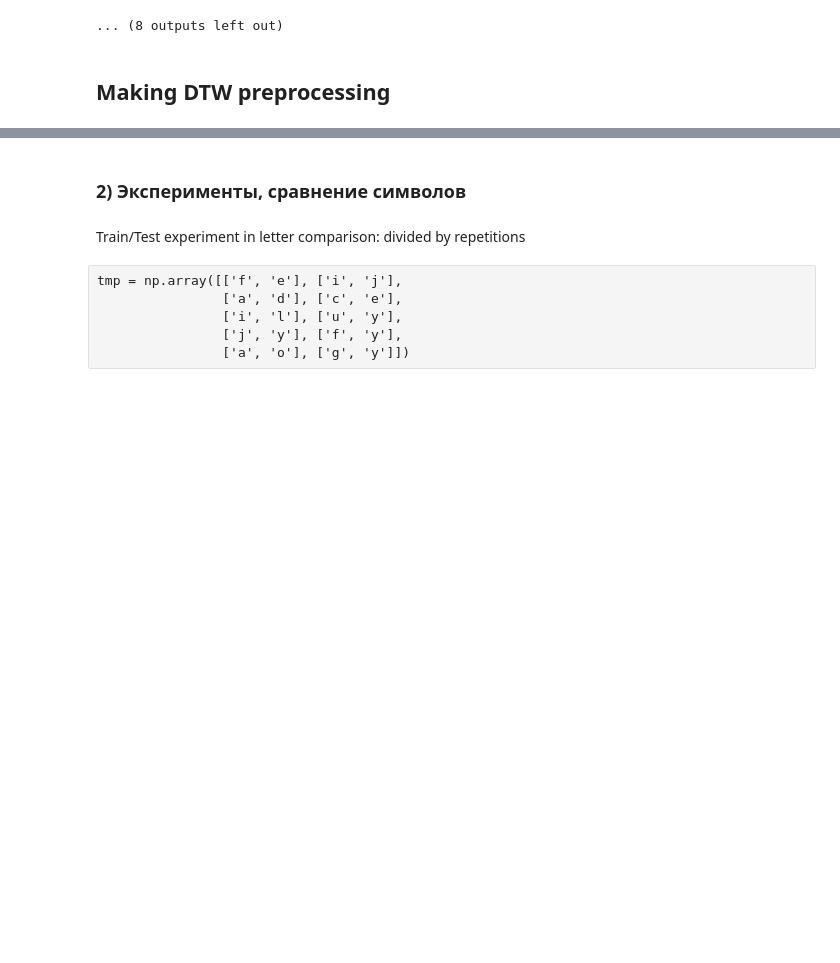
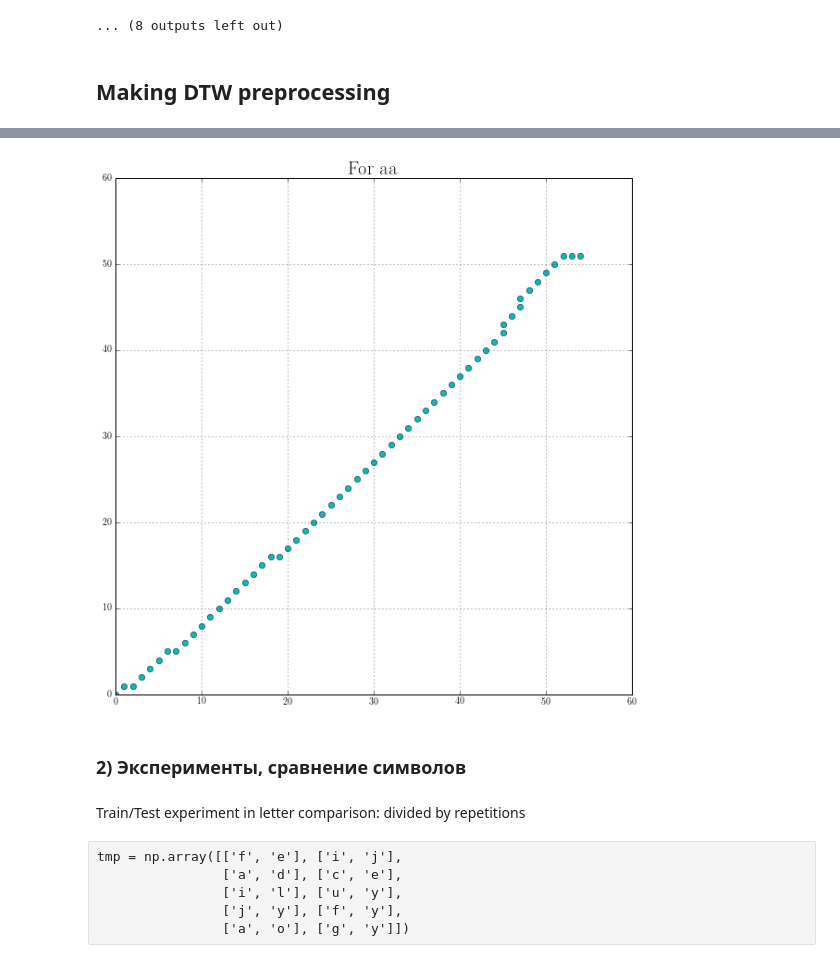
Before and after one commit to kvas7andy/OHR_SmoothSVM, a Jupyter notebook: KV_hw/KV_hw_svm_1.ipynb, the cells around one changed output, grey strips where cells are left out. Cells and saved outputs as stored; diff of their text form; code cells hidden in the pictures; blank space fills up the shorter version.

```diff
--- a/KV_hw/KV_hw_svm_1.ipynb
+++ b/KV_hw/KV_hw_svm_1.ipynb
@@ -308,0 +342,8 @@ test(real_data, index_list)
+# %%
+def pr_path(path, name):
+    fig = plt.figure()
+    ax = fig.gca()
+    ax.set_aspect('equal')
+    ax.grid()
+    ax.plot(path[:, 0], path[:, 1], 'co')
+    ax.set_title("For " + name, fontsize=20)
@@ -309,3 +377,7 @@ test(real_data, index_list)
+# %%
+pr_path(path, 'aa')
+# %% [output]
+[figure, added]
 # %% [markdown]
 ### 2) Эксперименты, сравнение символов
 # %% [markdown]
```
Also changed, not shown: parts of 38 cells of this notebook, 25 other files.
